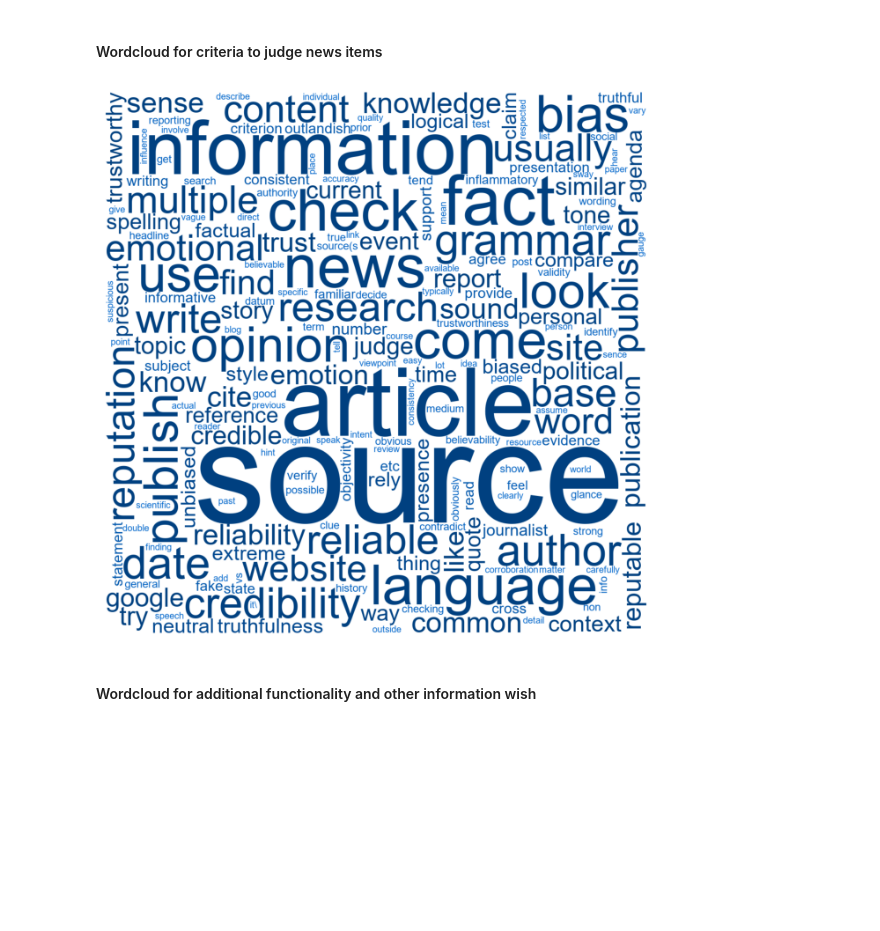
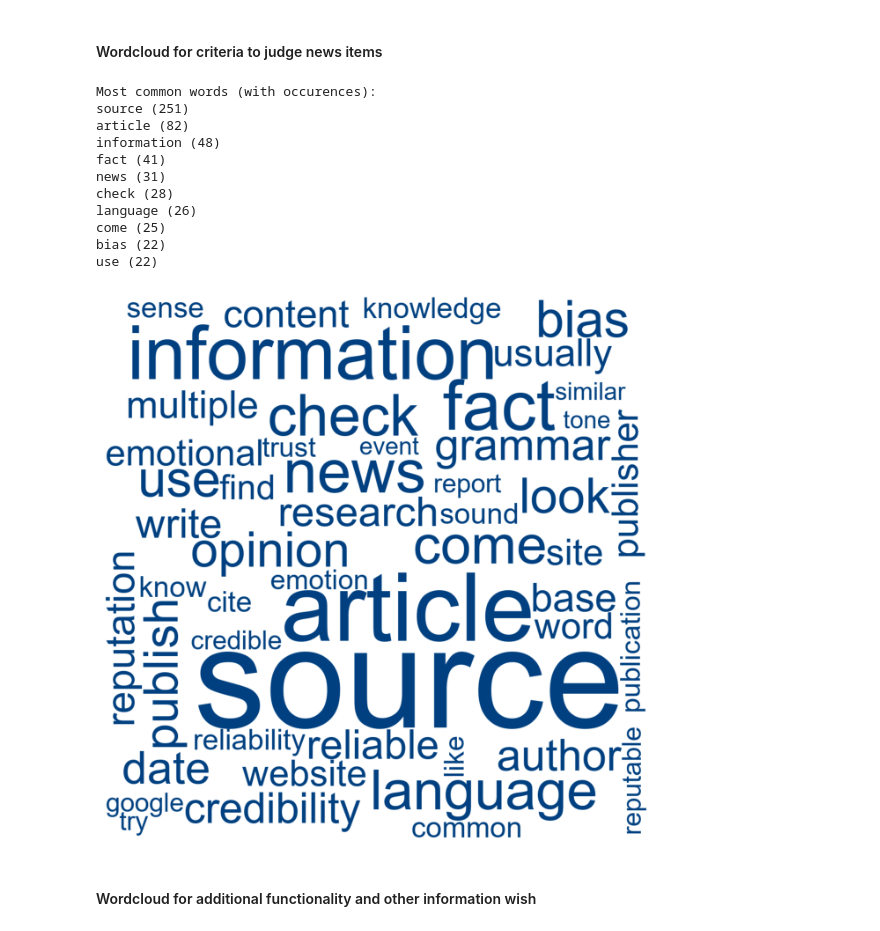
Before and after one commit to csomorbalazs/xai-experiment, a Jupyter notebook: postprocessing/Data_Analysis_XAI.ipynb, the cells around one changed output. Drawn from its saved outputs; the diff is of its cells as text; code cells hidden in the pictures; blank space fills up the shorter version.

```diff
--- a/postprocessing/Data_Analysis_XAI.ipynb
+++ b/postprocessing/Data_Analysis_XAI.ipynb
@@ -1243,23 +1279,40 @@ def generate_wordcloud(freqs):
     height=1200,
     background_color="white",
     font_path="arial",
-    max_words=200,
+    max_words=50,
     random_state=42,
     color_func=grey_color_func,
   ).generate_from_frequencies(freqs)
 # %% [markdown]
 #### Wordcloud for criteria to judge news items
 # %%
-freqs = Counter(words_dict[criteria_col])
+freqs = Counter(criteria_words)
 
 wordcloud = generate_wordcloud(freqs)
+
+title_text = "Most common words (with occurences):\n" + "\n".join([f"{freq[0]} ({freq[1]})" for freq in freqs.most_common(10)])
+
 
 plt.figure(figsize=(8, 8))
 plt.imshow(wordcloud)
 plt.axis("off")
+
+print(title_text)
+
 plt.show()
 # %% [output]
+Most common words (with occurences):
+source (251)
+article (82)
+information (48)
+fact (41)
+news (31)
+check (28)
+language (26)
+come (25)
+bias (22)
+use (22)
-[figure, old version]
+[figure, new version]
 # %% [markdown]
 #### Wordcloud for additional functionality and other information wish
 # %%
```
Also changed, not shown: parts of 10 cells of this notebook.
